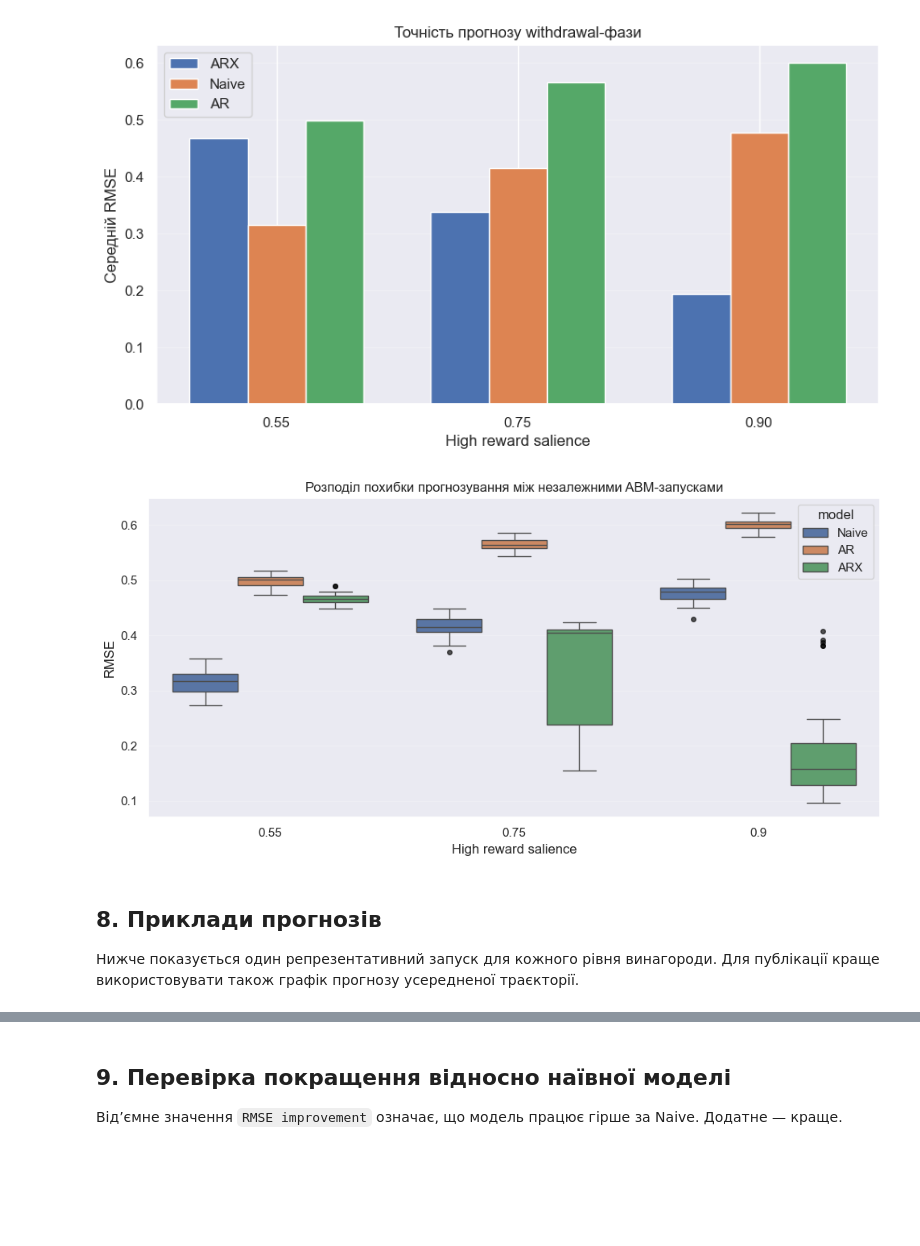
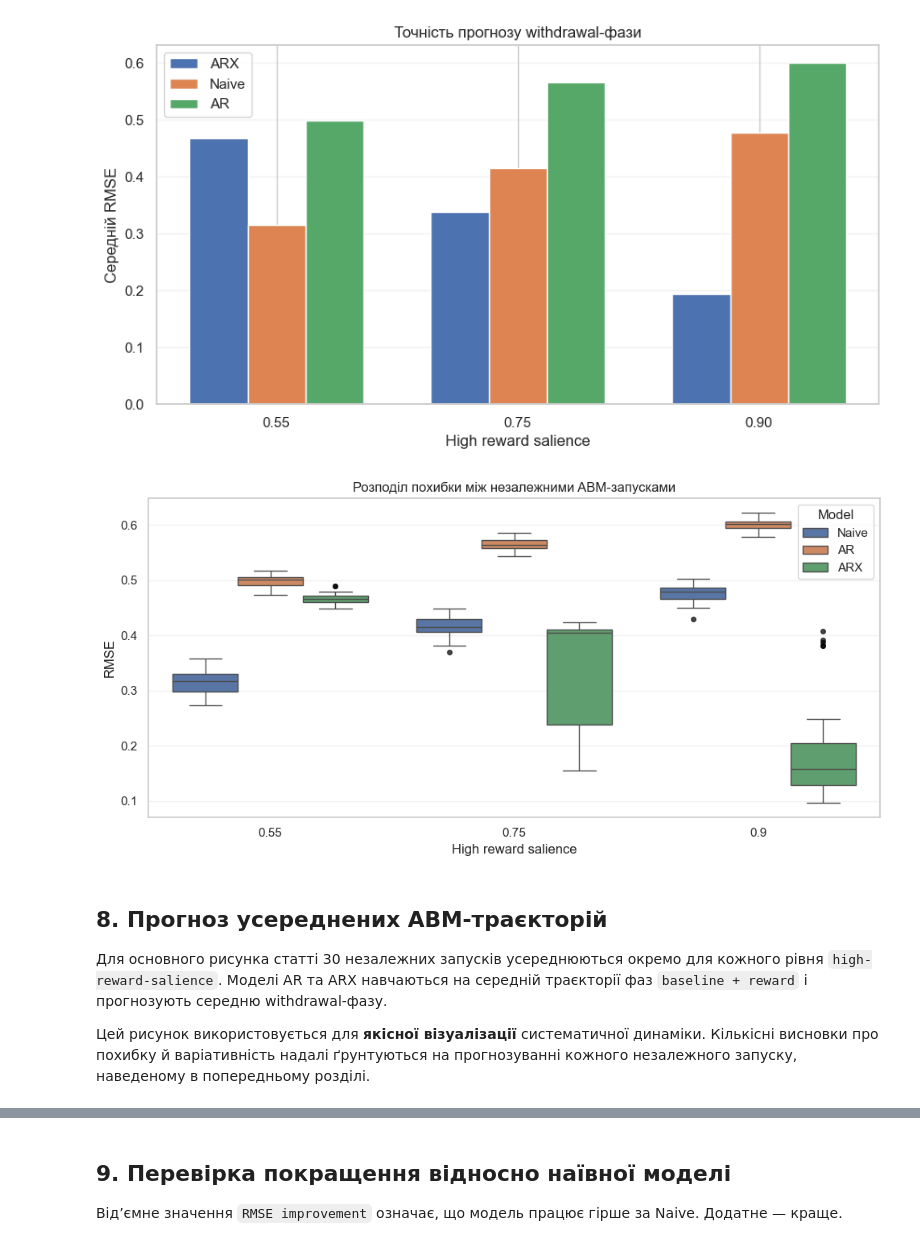
Before and after one commit to igorshubovych/reward-habits-model, a Jupyter notebook: abm_autoregression_analysis.ipynb, the cells around one changed output, grey strips where cells are left out. Drawn from its saved outputs; the diff is of its cells as text; code cells hidden in the pictures; blank space fills up the shorter version.

Commit message:
ABM autoregression analysis: improve charts

```diff
--- a/abm_autoregression_analysis.ipynb
+++ b/abm_autoregression_analysis.ipynb
@@ -32,20 +37,7 @@ from sklearn.metrics import mean_absolute_error, mean_squared_error
 warnings.filterwarnings("ignore")
 pd.set_option("display.max_columns", 100)
 pd.set_option("display.float_format", lambda x: f"{x:0.4f}")
-# sns.set_theme(style="whitegrid")
-sns.set_theme()
-
-# DATA_CANDIDATES = [
-#     Path("./experiments/e4-postbonus-forecast/table.csv"),
-#     Path("/mnt/data/table(2).csv"),
-# ]
-
-# DATA_PATH = next((p for p in DATA_CANDIDATES if p.exists()), None)
-# if DATA_PATH is None:
-#     raise FileNotFoundError(
-#         "CSV не знайдено. Покладіть table(2).csv поруч із Notebook "
-#         "або змініть DATA_CANDIDATES."
-#     )
+sns.set_theme(style="whitegrid")
 
 DATA_PATH = Path("./experiments/e4-postbonus-forecast/table.csv")
 # %% [markdown]
@@ -539,36 +531,39 @@ plt.show()
 # %%
 
 fig, ax = plt.subplots(figsize=(10, 5))
 
 sns.boxplot(
     data=results_df,
     x="salience",
     y="rmse",
     hue="model",
     showfliers=True,
     flierprops={
         "marker": "o",
         "markerfacecolor": "black",
         "markeredgecolor": "black",
         "markersize": 4,
-        "alpha": 0.65,
+        "alpha": 0.7,
     },
     ax=ax,
 )
 
 ax.set_xlabel("High reward salience")
 ax.set_ylabel("RMSE")
-ax.set_title("Розподіл похибки прогнозування між незалежними ABM-запусками")
+ax.set_title("Розподіл похибки між незалежними ABM-запусками")
+ax.legend(title="Model")
 ax.grid(axis="y", alpha=0.25)
 
 plt.tight_layout()
 plt.show()
 # %% [output]
-[figure, old version]
+[figure, new version]
 # %% [markdown]
 
-## 8. Приклади прогнозів
+## 8. Прогноз усереднених ABM-траєкторій
 
-Нижче показується один репрезентативний запуск для кожного рівня винагороди. Для публікації краще використовувати також графік прогнозу усередненої траєкторії.
+Для основного рисунка статті 30 незалежних запусків усереднюються окремо для кожного рівня `high-reward-salience`. Моделі AR та ARX навчаються на середній траєкторії фаз `baseline + reward` і прогнозують середню withdrawal-фазу.
+
+Цей рисунок використовується для **якісної візуалізації** систематичної динаміки. Кількісні висновки про похибку й варіативність надалі ґрунтуються на прогнозуванні кожного незалежного запуску, наведеному в попередньому розділі.
 # %%
 
```
Also changed, not shown: parts of 4 cells of this notebook.
